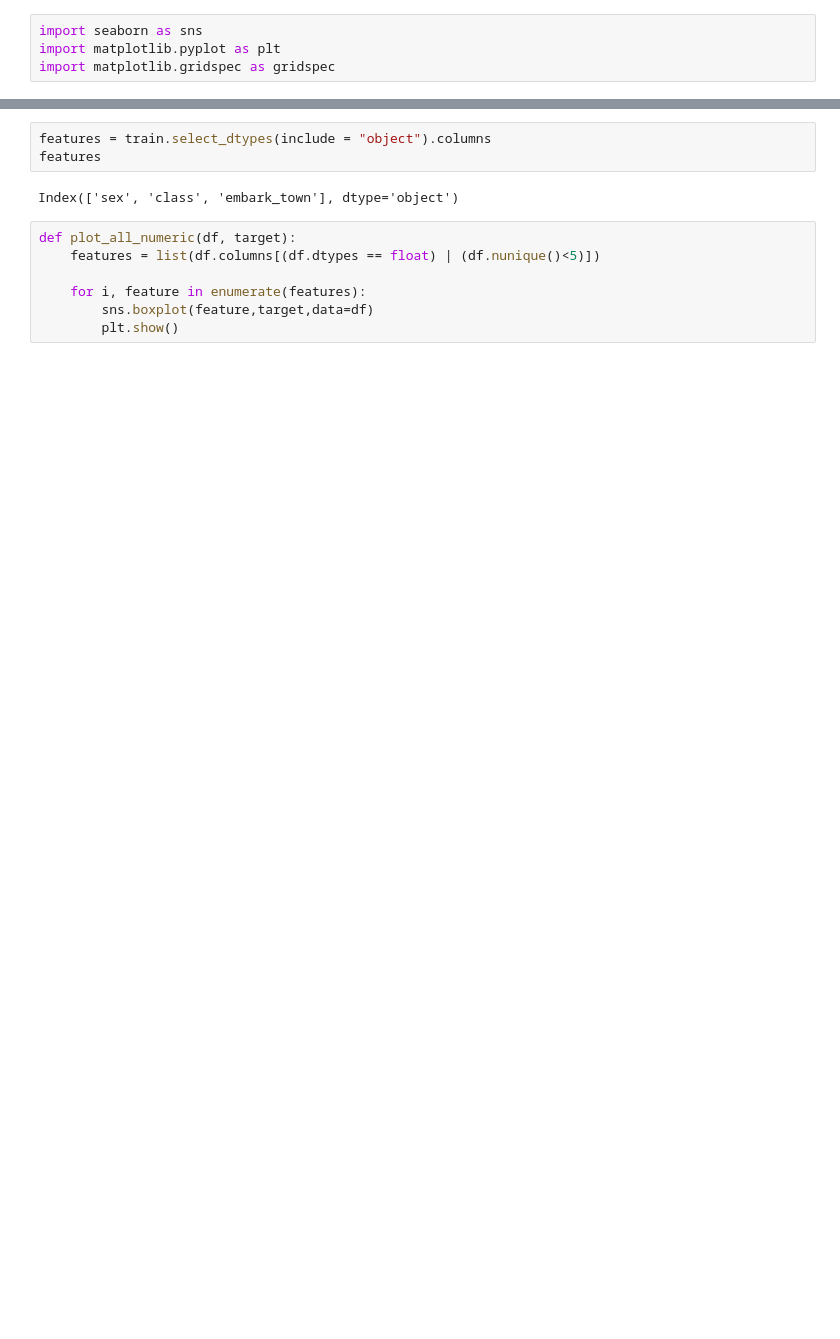
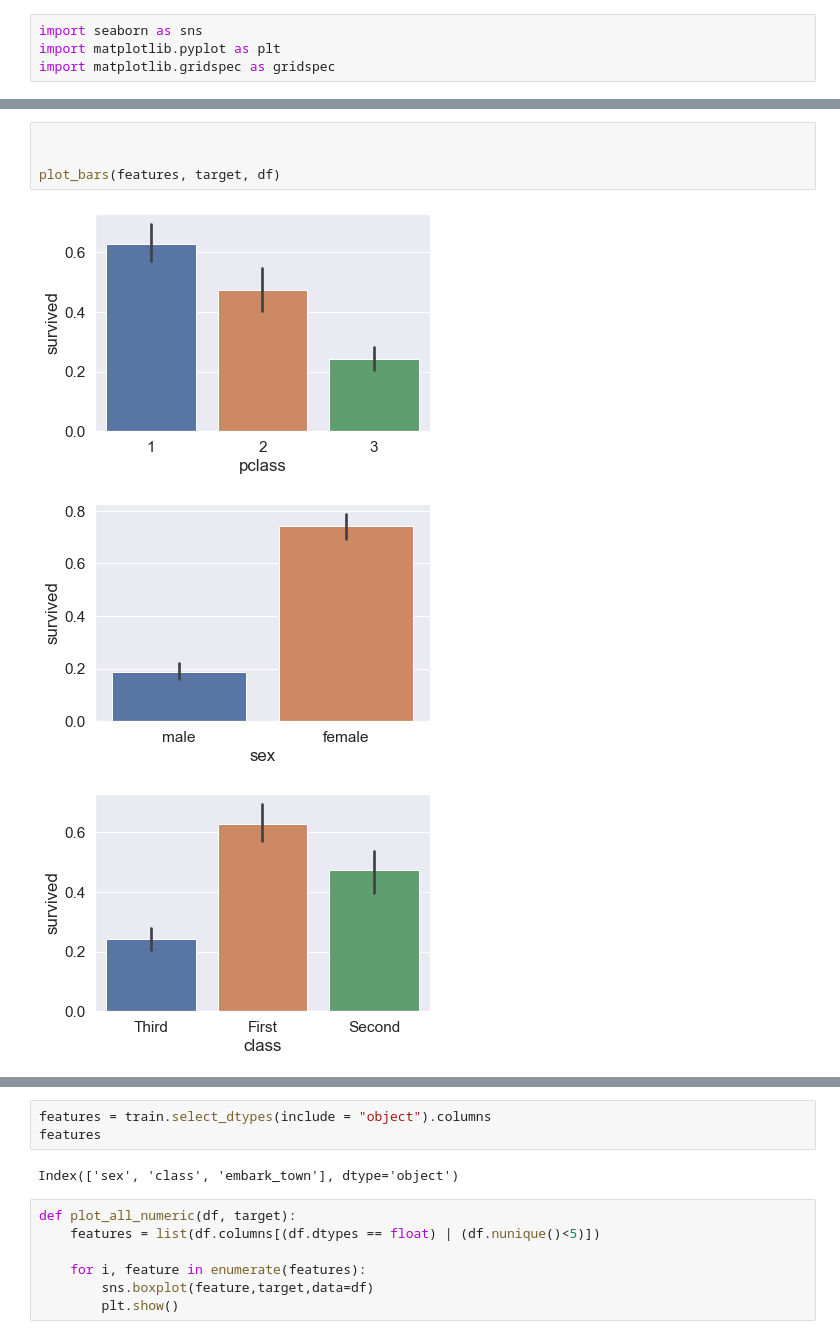
Before and after one commit to Jacqueline-A-Shay/ds-methodologies-exercises, a Jupyter notebook: classification/explore.ipynb, the cells around one changed output, grey strips where cells are left out. Saved outputs shown, nothing was run; the diff lists cells and outputs as text; blank space fills up the shorter version.

```diff
--- a/classification/explore.ipynb
+++ b/classification/explore.ipynb
@@ -93,0 +79,8 @@ for i, feature in enumerate(features):
+# %%
+
+
+plot_bars(features, target, df)
+# %% [output]
+[figure, added]
+[figure, added]
+[figure, added]
```
Also changed, not shown: parts of 16 cells of this notebook, 8 other files.
